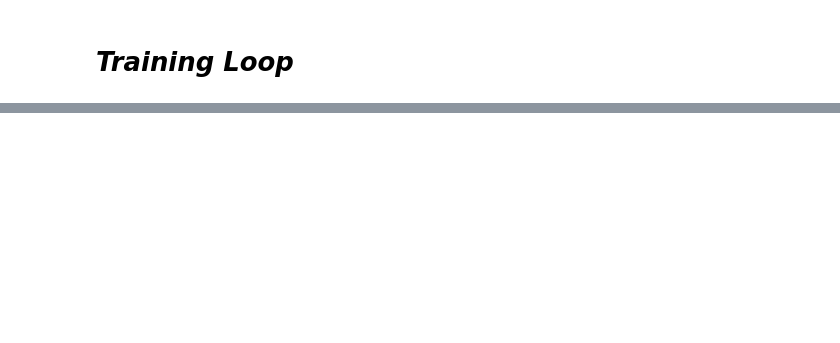
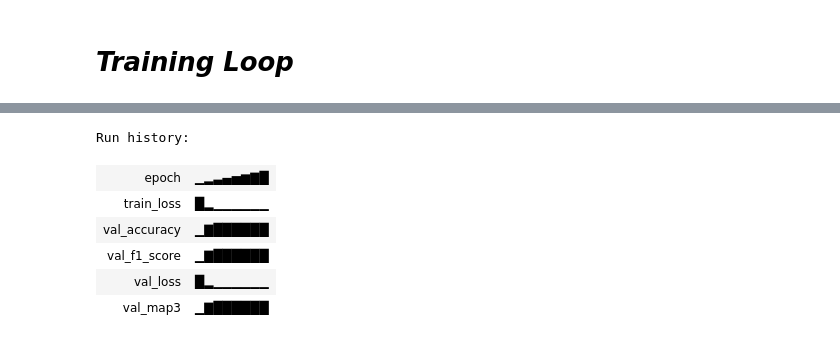
Before and after one commit to 23f2005181/DL-23f2005181-notebook-t22026, a Jupyter notebook: kaggle_notebook.ipynb, the cells around one changed output, grey strips where cells are left out. Cells and saved outputs as stored; diff of their text form; code cells hidden in the pictures; blank space fills up the shorter version.

```diff
--- a/kaggle_notebook.ipynb
+++ b/kaggle_notebook.ipynb
@@ -477,0 +586,73 @@ submission.csv generated and validated successfully!
+# %%
+import wandb
+import torch.optim as optim
+from sklearn.metrics import accuracy_score, f1_score
+
+set_seed(42)
+
+# Model setup
+attn_model = SimpleSelfAttentionMCQ(len(vocab.word2idx)).to(device)
+criterion = nn.CrossEntropyLoss()
+optimizer = optim.AdamW(attn_model.parameters(), lr=2e-3, weight_decay=1e-3)
+
+
+epochs = 8
+
+for epoch in range(epochs):
+    attn_model.train()
+    train_loss = 0.0
+    for X_batch, y_batch in train_loader:
+        X_batch, y_batch = X_batch.to(device), y_batch.to(device)
+
+        optimizer.zero_grad()
+        outputs = attn_model(X_batch)
+        loss = criterion(outputs, y_batch)
+        loss.backward()
+        optimizer.step()
+
+        train_loss += loss.item() * X_batch.size(0)
+
+    epoch_train_loss = train_loss / len(train_loader.dataset)
+
+    # Validation Step
+    attn_model.eval()
+    val_loss = 0.0
+    actuals_list, predictions_list = [], []
+    top1_preds, y_true_all = [], []
+
+    with torch.no_grad():
+        for X_val_batch, y_val_batch in val_loader:
+            X_val_batch, y_val_batch = X_val_batch.to(device), y_val_batch.to(device)
+            val_outputs = attn_model(X_val_batch)
+
+            loss = criterion(val_outputs, y_val_batch)
+            val_loss += loss.item() * X_val_batch.size(0)
+
+            sorted_indices = torch.argsort(val_outputs, dim=1, descending=True).cpu().numpy()
+            y_true_batch = y_val_batch.cpu().numpy()
+
+            for idxs, true_lbl in zip(sorted_indices, y_true_batch):
+                predictions_list.append([idx_to_letter[i] for i in idxs[:3]])
+                actuals_list.append(idx_to_letter[true_lbl])
+                top1_preds.append(idxs[0])
+                y_true_all.append(true_lbl)
+
+    epoch_val_loss = val_loss / len(val_loader.dataset)
+    epoch_map3 = map_at_3(actuals_list, predictions_list)
+    val_acc = accuracy_score(y_true_all, top1_preds)
+    val_f1 = f1_score(y_true_all, top1_preds, average='macro')
+
+    # Log metrics to WandB
+    wandb.log({
+        "epoch": epoch + 1,
+        "train_loss": epoch_train_loss,
+        "val_loss": epoch_val_loss,
+        "val_accuracy": val_acc,
+        "val_f1_score": val_f1,
+        "val_map3": epoch_map3
+    })
+
+    print(f"Epoch {epoch+1}/{epochs} -> Loss: {epoch_val_loss:.4f} | Acc: {val_acc:.4f} | F1: {val_f1:.4f} | MAP@3: {epoch_map3:.4f}")
+
+wandb.finish()
+# %% [output]
@@ -477,0 +668,7 @@ submission.csv generated and validated successfully!
+Run history:
+| epoch | ▁▂▃▄▅▆▇█ |
+| train_loss | █▂▁▁▁▁▁▁ |
+| val_accuracy | ▁▇██████ |
+| val_f1_score | ▁▇██████ |
+| val_loss | █▂▁▁▁▁▁▁ |
+| val_map3 | ▁▇██████ |
```
Also changed, not shown: parts of 18 cells of this notebook.
